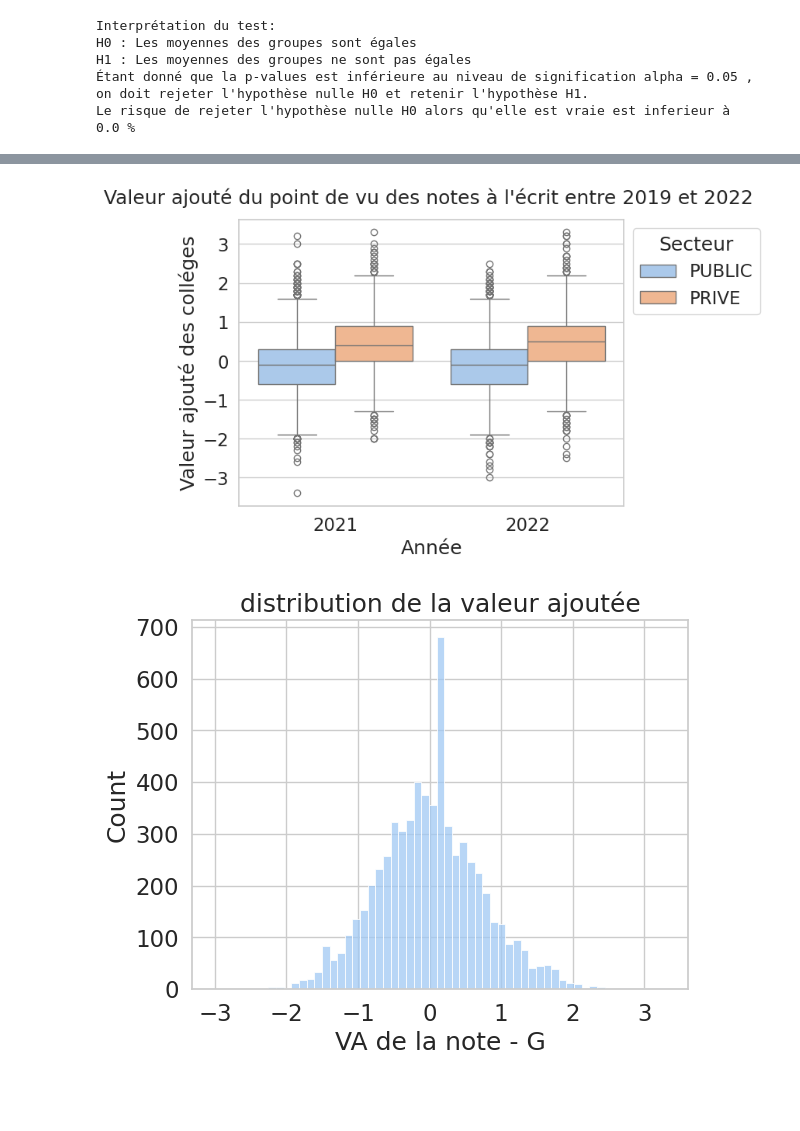
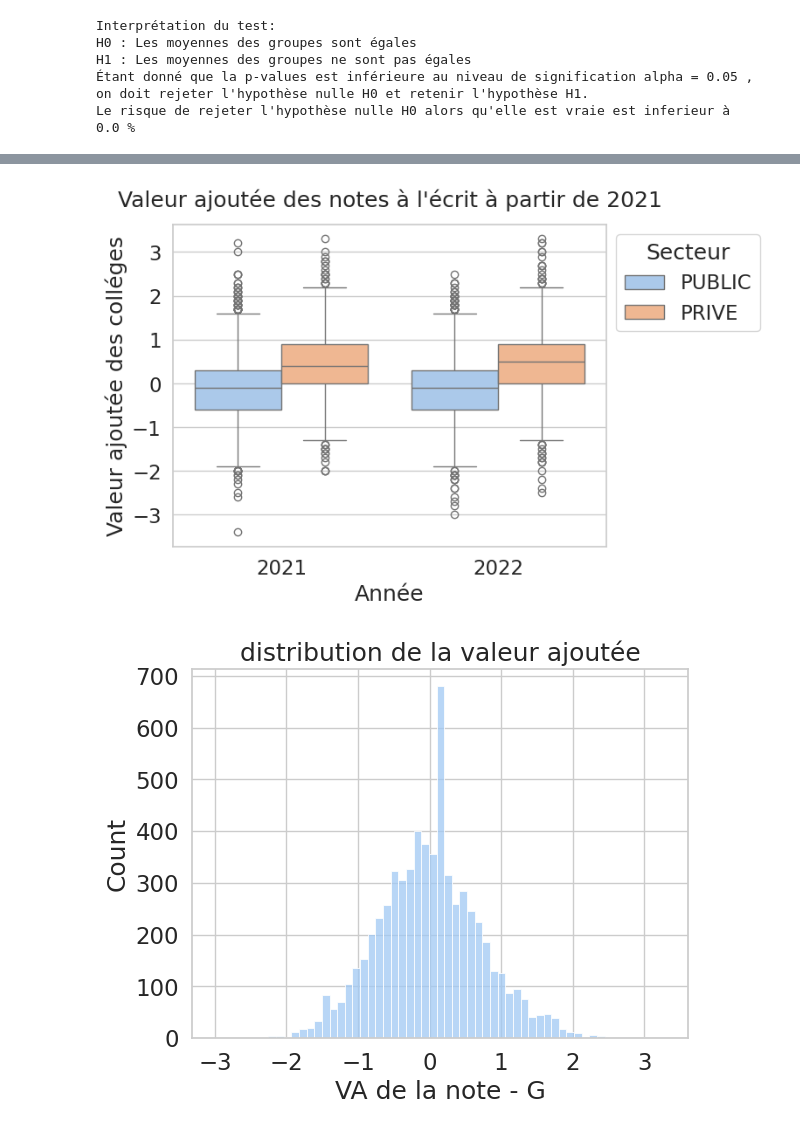
Before and after one commit to barrmath/data_educ, a Jupyter notebook: Analyse finale.ipynb, the cells around one changed output, grey strips where cells are left out. Drawn from its saved outputs; the diff is of its cells as text; code cells hidden in the pictures; blank space fills up the shorter version.

```diff
--- a/Analyse finale.ipynb
+++ b/Analyse finale.ipynb
@@ -273,13 +273,13 @@ Une moyenne à 0.
 # %%
 fig,ax = plt.subplots()
 sns.boxplot(data=college[college["Rentrée scolaire"]>2020], x="Rentrée scolaire", y="VA de la note - G",ax=ax,hue="Secteur")
-ax.set_title("Valeur ajouté du point de vu des notes à l'écrit entre 2019 et 2022 ",pad=15)
-ax.set_ylabel("Valeur ajouté des colléges")
+ax.set_title("Valeur ajoutée des notes à l'écrit à partir de 2021",pad=15)
+ax.set_ylabel("Valeur ajoutée des colléges")
 ax.set_xlabel("Année")
 sns.move_legend(ax, "upper left", bbox_to_anchor=(1, 1))
 plt.show()
 # %% [output]
-[figure, old version]
+[figure, new version]
 # %%
 # prepa donnée : les données ayant pas de resultats autre que 2022 + college sans donnée
 college2022 = college[college['Rentrée scolaire']==2022].copy()
```
Also changed, not shown: parts of 28 cells of this notebook, 3 other files.
